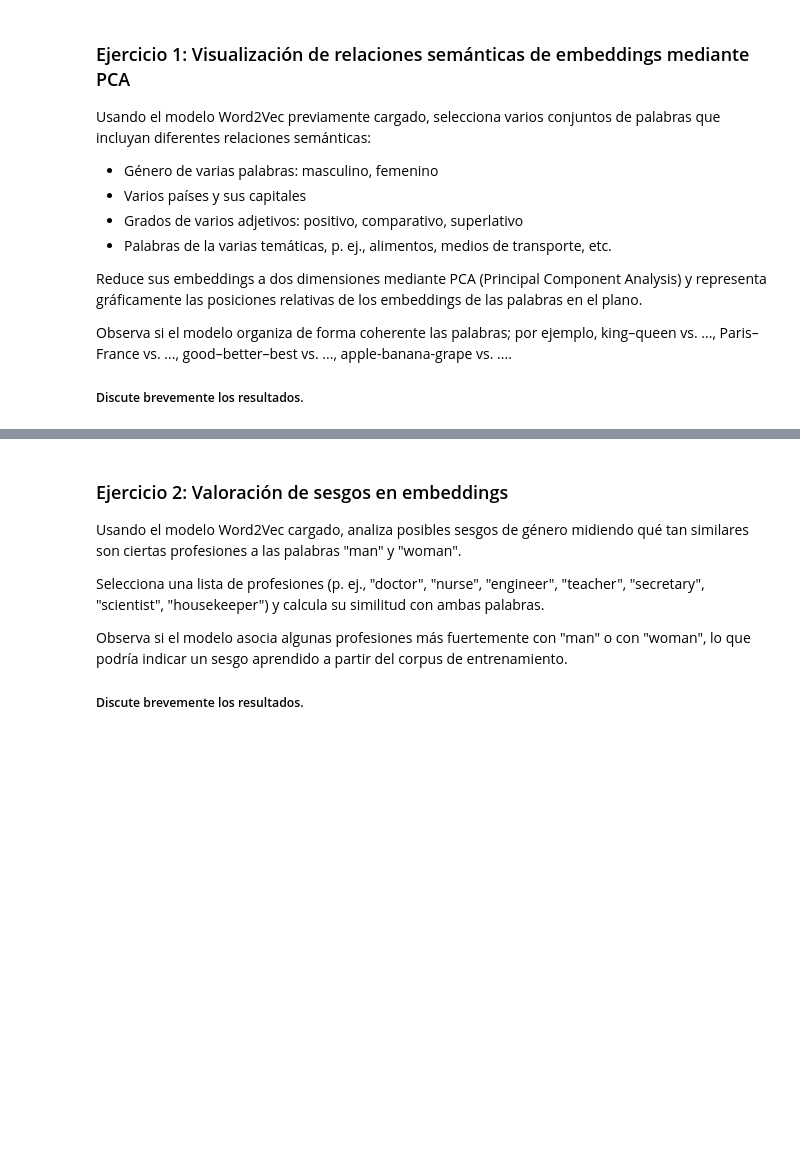
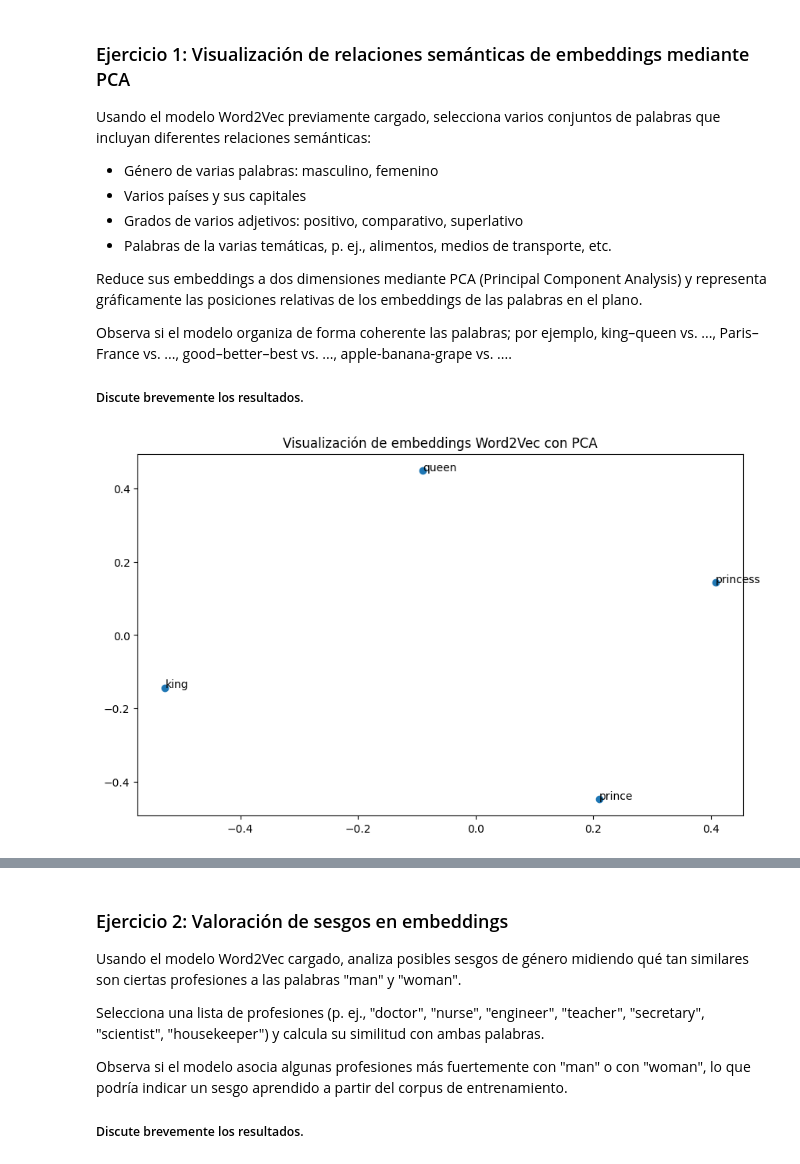
Before and after one commit to taniaG02/mineria_texto, a Jupyter notebook: Entrega2/mintex2526-lab2-WordEmbeddings.ipynb, the cells around one changed output, grey strips where cells are left out. Drawn from its saved outputs; the diff is of its cells as text; code cells hidden in the pictures; blank space fills up the shorter version.

```diff
--- a/Entrega2/mintex2526-lab2-WordEmbeddings.ipynb
+++ b/Entrega2/mintex2526-lab2-WordEmbeddings.ipynb
@@ -232,17 +232,21 @@ Observa si el modelo organiza de forma coherente las palabras; por ejemplo, king
 # %%
 from sklearn.decomposition import PCA
 import matplotlib.pyplot as plt
 
-# TO DO: establecer las palabras y obtener sus vectores (embeddings)
+# Género
+palabras = ['king', 'queen', 'prince', 'princess']   # No podemos utilizar 'emperor' y 'empress' porque no tiene la key "empress"
+vectores = [model[i] for i in palabras]
 
 # Reducimos a 2D con PCA
 pca = PCA(n_components=2)
 coords = pca.fit_transform(vectores)
 
 # Visualización
 plt.figure(figsize=(10,6))
 plt.scatter(coords[:,0], coords[:,1])
 for i, palabra in enumerate(palabras):
     plt.annotate(palabra, (coords[i,0], coords[i,1]))
 plt.title("Visualización de embeddings Word2Vec con PCA")
 plt.show()
+# %% [output]
+[figure, added]
```
Also changed, not shown: parts of 7 cells of this notebook.
